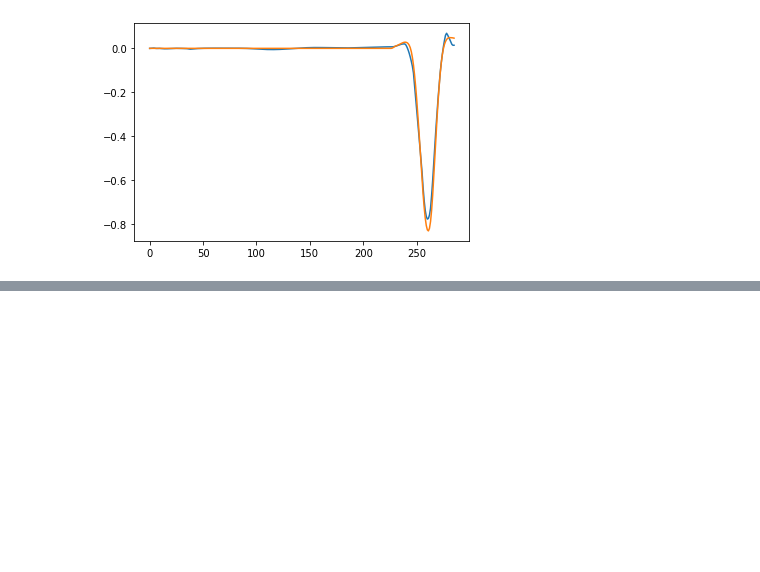
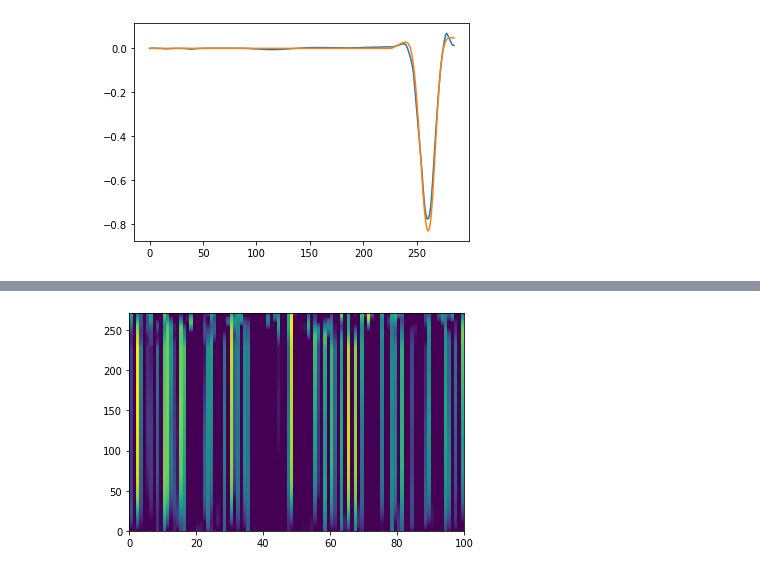
Before and after one commit to mmattb/coproc-poc, a Jupyter notebook: grasp-coproc.ipynb, the cells around one changed output, grey strips where cells are left out. Saved outputs shown, nothing was run; the diff lists cells and outputs as text; code cells hidden in the pictures; blank space fills up the shorter version.

```diff
--- a/grasp-coproc.ipynb
+++ b/grasp-coproc.ipynb
@@ -249,0 +294,5 @@ Predicted output shape: torch.Size([1, 286, 50])
+# %%
+plt.pcolormesh(outputs[:,:100].detach().numpy())
+plt.show()
+# %% [output]
+[figure, added]
```
Also changed, not shown: parts of 9 cells of this notebook, 12 other files.
